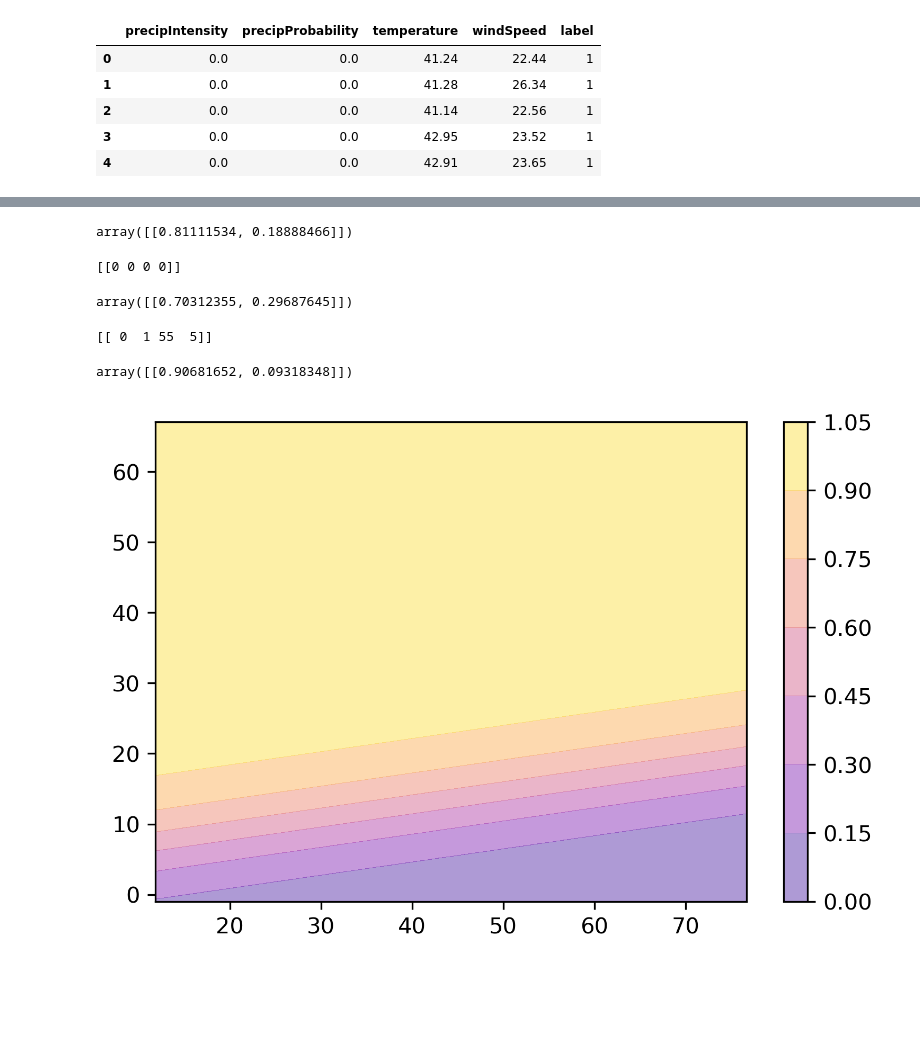
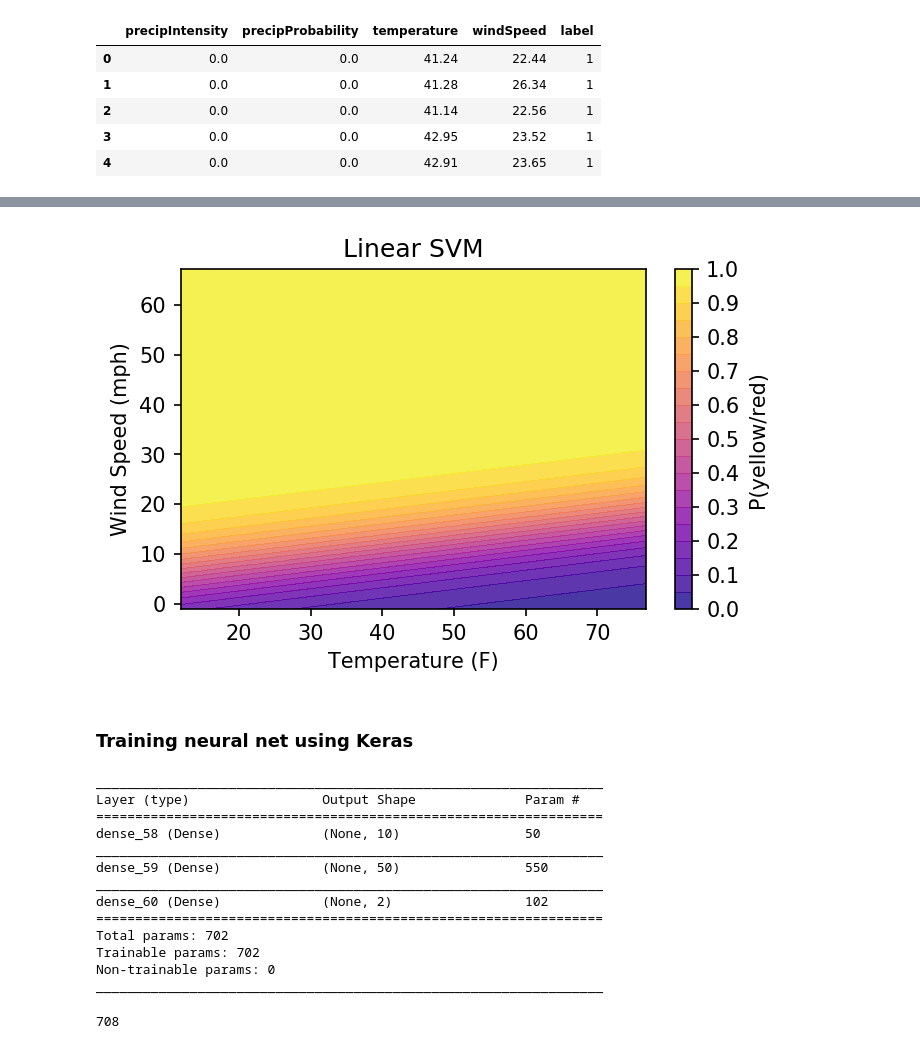
Before and after one commit to tyler-martin-12/rowing_flag_predictor, a Jupyter notebook: data/data_cleaning.ipynb, the cells around one changed output, grey strips where cells are left out. Cells and saved outputs as stored; diff of their text form; code cells hidden in the pictures; blank space fills up the shorter version.

```diff
--- a/data/data_cleaning.ipynb
+++ b/data/data_cleaning.ipynb
@@ -150,9 +217,8 @@ x_train, x_test, y_train, y_test = train_test_split(x, y, test_size=.33) #, rand
 # %%
-logistic = linear_model.LogisticRegression()
+svm_linear = svm.SVC(kernel='linear', class_weight={1: 2}, probability=True)
+svm_rbf_1 = svm.SVC(kernel='rbf', class_weight={1: 2}, probability=True, gamma=.01)
+svm_rbf_2 = svm.SVC(kernel='rbf', class_weight={1: 2}, probability=True, gamma=.005)
 
-w_svm_linear = svm.SVC(kernel='linear', class_weight={1: 2}, probability=True)
-w_svm_rbf = svm.SVC(kernel='rbf', class_weight={1: 2}, probability=True, gamma=.01)
-
-model = w_svm_linear
+model = svm_linear
 # %%
 model.fit(x_train, y_train)
@@ -192,4 +261,0 @@ Name: 7608, dtype: float64 1
-# %%
-model.predict_proba(np.array(x_test.iloc[1]).reshape(-1,4))
-# %% [output]
-array([[0.81111534, 0.18888466]])
@@ -201,16 +261,0 @@ def get_prediction(x_list):
-# %%
-x_to_pred = np.array([0,0,0,0])
-get_prediction(x_to_pred)
-# %% [output]
-[[0 0 0 0]]
-array([[0.70312355, 0.29687645]])
-# %%
-precipIntensity = 0
-precipProbability = 1
-temperature = 55
-windSpeed = 5
-x_to_pred = np.array([precipIntensity,precipProbability,temperature,windSpeed])
-get_prediction(x_to_pred)
-# %% [output]
-[[ 0  1 55  5]]
-array([[0.90681652, 0.09318348]])
@@ -219,18 +262,33 @@ array([[0.90681652, 0.09318348]])
 # %%
 # Plotting decision regions
 # x is temperature
 # y is windSpeed
 # precipProbability and precipProbability held constant at 0
+model_name = 'Linear SVM'
 
 resolution = 100
 x_min, x_max = x['temperature'].min() - 1, x['temperature'].max() + 1
 y_min, y_max = x['windSpeed'].min() - 1, x['windSpeed'].max() + 1
 
 const_1 = np.arange(0, .01, 0.1)
-const_2 = np.arange(1, 1.01, 0.1)
+const_2 = np.arange(0, .01, 0.1)
 xx = np.linspace(x_min, x_max, resolution)
 yy = np.linspace(y_min, y_max, resolution)
 C1, C2, YY, XX = np.meshgrid(const_1, const_2, yy, xx)
 xy = np.vstack([C1.ravel(), C2.ravel(), XX.ravel(), YY.ravel()]).T
 
 z = model.predict_proba(xy)[:,1].reshape(resolution,resolution)
+
+fig1 = plt.figure(figsize=(5,3),dpi=150)
+ax = plt.gca()
+levels, ticks = np.linspace(0,1,21), np.linspace(0,1,11)
+cs = ax.contourf(xx, yy, z, alpha=.8, levels = levels, cmap=plt.cm.plasma, vmin=0, vmax=1, extend='neither')
+
+fig1 = plt.gcf()
+cb = fig1.colorbar(cs,ticks=ticks,label='P(yellow/red)')
+
+title = ax.set_title(model_name)
+ylabel = ax.set_ylabel('Wind Speed (mph)')
+xlabel = ax.set_xlabel('Temperature (F)')
+# %% [output]
+[figure, added]
@@ -241,8 +295,2 @@ z = model.predict_proba(xy)[:,1].reshape(resolution,resolution)
-# %%
-fig1 = plt.figure(figsize=(6,4),dpi=300)
-ax = plt.gca()
-cs = ax.contourf(xx, yy, z, alpha=0.4,cmap=plt.cm.plasma)
-fig1 = plt.gcf()
-cbar = fig1.colorbar(cs)
-# %% [output]
-[figure, removed]
+# %% [markdown]
+### Training neural net using Keras
@@ -248,0 +300,20 @@ cbar = fig1.colorbar(cs)
+# %%
+nn_model = Sequential()
+nn_model.add(Dense(10, input_shape=(4,),activation='relu'))
+nn_model.add(Dense(50,activation='relu'))
+nn_model.add(Dense(2,activation='softmax'))
+nn_model.summary()
+# %% [output]
+_________________________________________________________________
+Layer (type)                 Output Shape              Param #
+=================================================================
+dense_58 (Dense)             (None, 10)                50
+_________________________________________________________________
+dense_59 (Dense)             (None, 50)                550
+_________________________________________________________________
+dense_60 (Dense)             (None, 2)                 102
+=================================================================
+Total params: 702
+Trainable params: 702
+Non-trainable params: 0
+_________________________________________________________________
@@ -248,0 +331,4 @@ cbar = fig1.colorbar(cs)
+# %%
+y_pred_classes.sum()
+# %% [output]
+708
```
Also changed, not shown: parts of 42 cells of this notebook, 6 other files.
